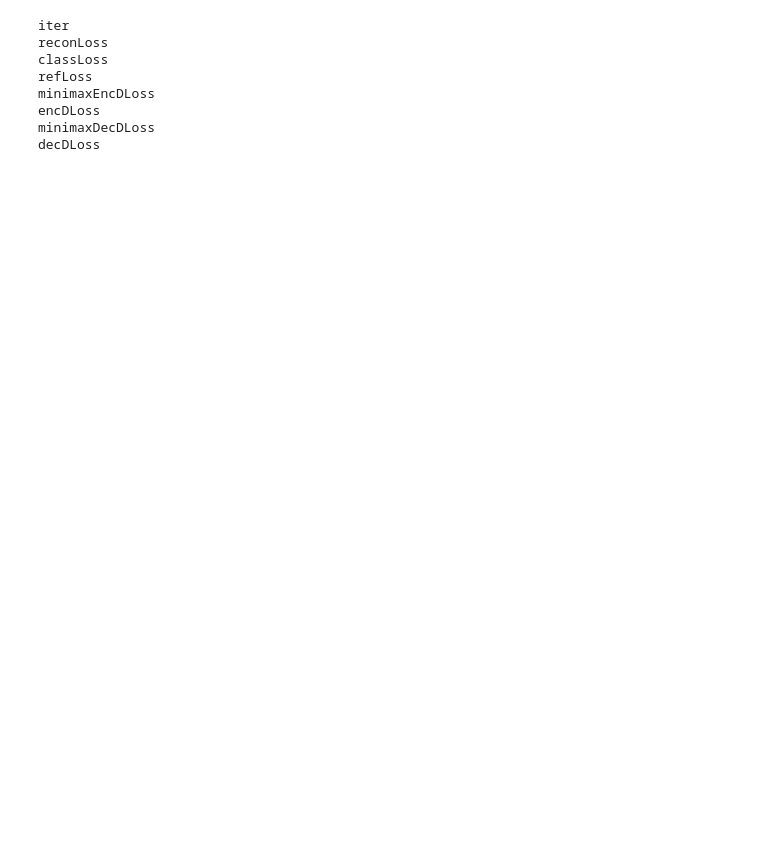
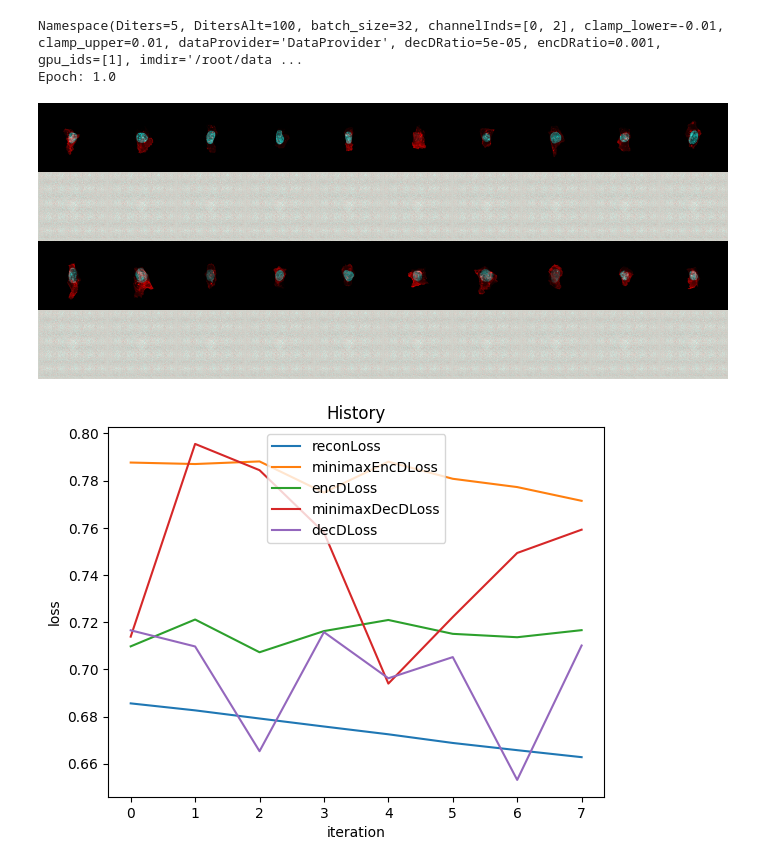
Before and after one commit to AllenCellModeling/pytorch_integrated_cell, a Jupyter notebook: plot_error.ipynb, the cells around one changed output. Cells and saved outputs as stored; diff of their text form; code cells hidden in the pictures; blank space fills up the shorter version.

Commit message:
Now uses figures printed form the model utils

```diff
--- a/plot_error.ipynb
+++ b/plot_error.ipynb
@@ -202,12 +1,37 @@ Epoch: 224.0
-# %%
-for i in range(1, len(logger.fields)-1):
-    print(logger.fields[i])
-# %% [output]
-iter
-reconLoss
-classLoss
-refLoss
-minimaxEncDLoss
-encDLoss
-minimaxDecDLoss
-decDLoss
+# %%
+import SimpleLogger as SimpleLogger
+import torch
+from IPython.core.display import Image, display
+import pickle
+
+
+%matplotlib inline
+
+model_dir = './test_aaegan/test/ref_model'
+
+opt = pickle.load( open( '{0}/opt.pkl'.format(model_dir), "rb" ) )
+logger = pickle.load( open( '{0}/logger_tmp.pkl'.format(model_dir), "rb" ) )
+# embedding = pickle.load( open('./{0}/embedding_tmp.pkl'.format(model_dir), "rb"))
+
+print(opt)
+
+epoch = max(logger.log['epoch'])
+
+print('Epoch: ' + str(epoch))
+
+im_progress_path = '{0}/progress_{1}.png'.format(model_dir, int(epoch))
+display(Image(im_progress_path, unconfined=True))
+
+im_history_path = '{0}/history.png'.format(model_dir)
+display(Image(im_history_path, unconfined=True))
+
+im_history_short_path = '{0}/history_short.png'.format(model_dir)
+display(Image(im_history_short_path, unconfined=True))
+
+im_embedding_path = '{0}/embedding.png'.format(model_dir)
+display(Image(im_embedding_path, unconfined=True))
+# %% [output]
+Namespace(Diters=5, DitersAlt=100, batch_size=32, channelInds=[0, 2], clamp_lower=-0.01, clamp_upper=0.01, dataProvider='DataProvider', decDRatio=5e-05, encDRatio=0.001, gpu_ids=[1], imdir='/root/data ...
+Epoch: 1.0
+[figure, added]
+[figure, added]
```
Also changed, not shown: parts of 3 cells of this notebook.
